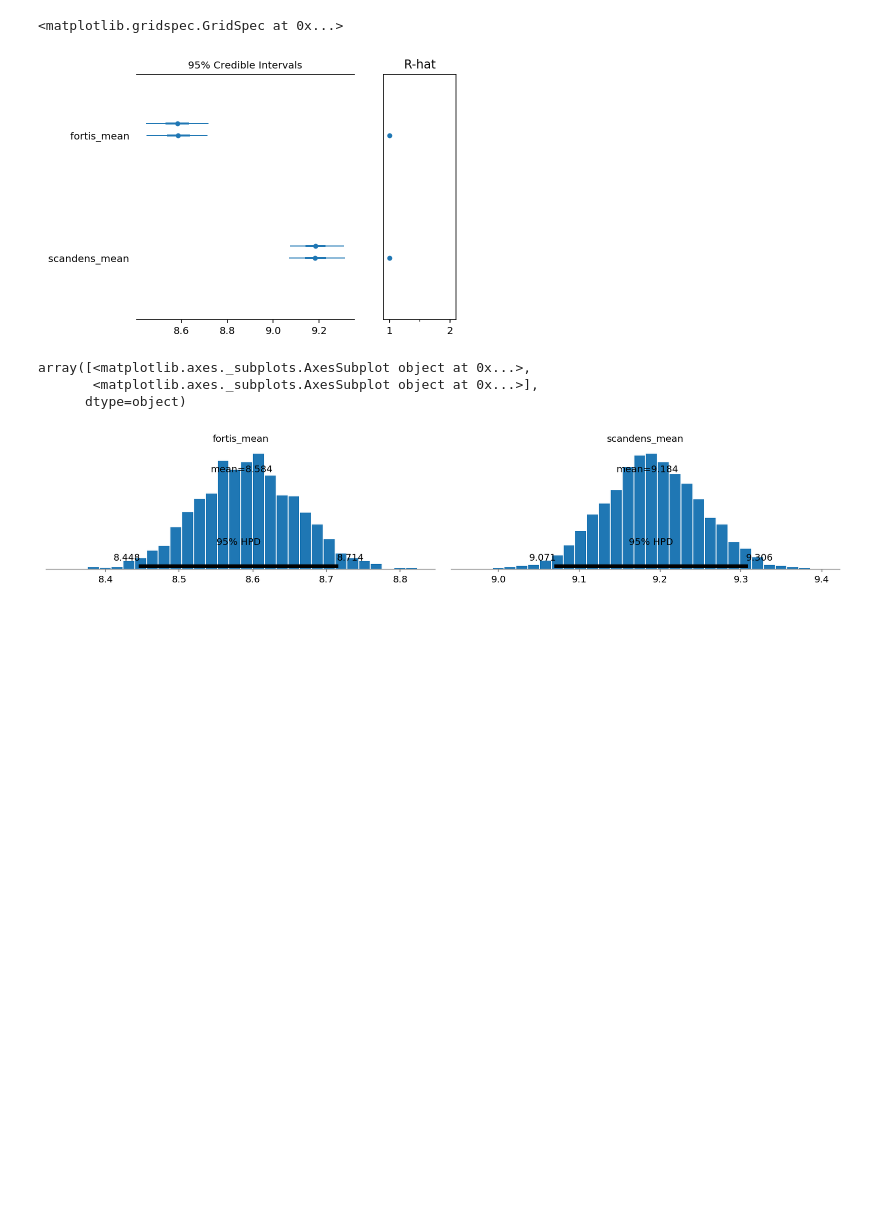
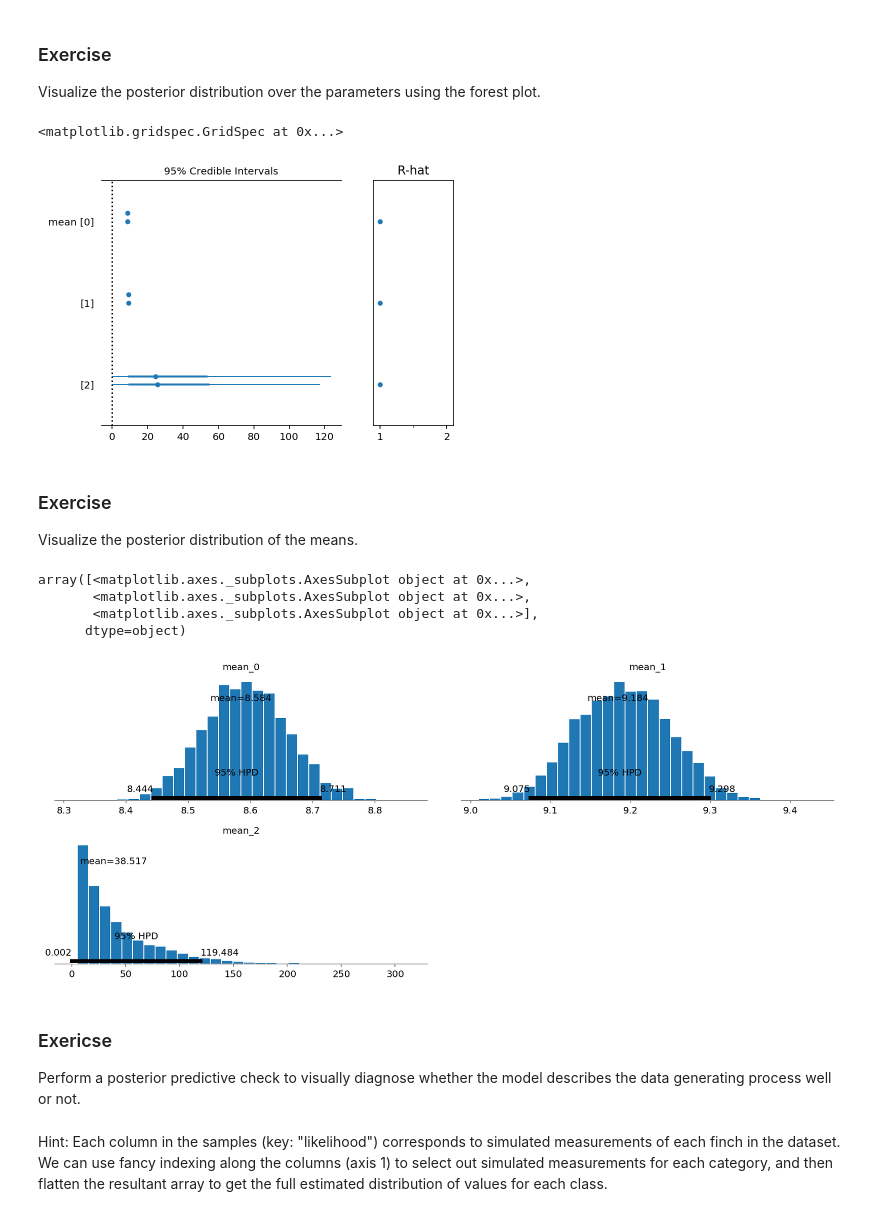
Before and after one commit to ericmjl/bayesian-stats-modelling-tutorial, a Jupyter notebook: notebooks/05-two-group-comparison-finches.ipynb, the cells around one changed output. Saved outputs shown, nothing was run; the diff lists cells and outputs as text; code cells hidden in the pictures; blank space fills up the shorter version.

```diff
--- a/notebooks/05-two-group-comparison-finches.ipynb
+++ b/notebooks/05-two-group-comparison-finches.ipynb
@@ -34,0 +28,12 @@ dtype: object
+# %%
+# Load the data
+df = pd.read_csv('../data/finch_beaks_2012.csv')
+
+# Data cleaning methods. This is provided for you. Follow along the annotations
+# to learn what's going on.
+df = (jn.DataFrame(df)  # wrap dataframe in a Janitor dataframe.
+      .clean_names()    # clean column names
+      .rename_column('blenth', 'beak_length')  # rename blength to beak_length (readability fix)
+      .rename_column('bdepth', 'beak_depth')   # rename bdepth to beak_depth (readability fix)
+      .label_encode('species')  # create a `species_enc` column that has the species encoded numerically
+     )
@@ -38,14 +54,16 @@ scandens_filter = df['species'] == 'scandens'
-# %%
-with pm.Model() as beak_depth_model:
-    fortis_mean = pm.Normal('fortis_mean', mu=0, sd=100)
-    scandens_mean = pm.Normal('scandens_mean', mu=0, sd=100)
-
-    fortis_sd = pm.HalfCauchy('fortis_sd', beta=100)
-    scandens_sd = pm.HalfCauchy('scandens_sd', beta=100)
-
-    nu = pm.Exponential('nu', lam=1/29.) + 1
-
-    like_fortis = pm.StudentT('like_fortis', mu=fortis_mean, sd=fortis_sd, nu=nu,
-                              observed=df[fortis_filter]['beak_depth'])
-    like_scandens = pm.StudentT('like_scandens', mu=scandens_mean, sd=scandens_sd, nu=nu,
-                                 observed=df[scandens_filter]['beak_depth'])
+# %%
+with pm.Model() as beak_depth_model:
+    # Beaks cannot be of "negative" mean, therefore, HalfNormal is
+    # a reasonable, constrained prior.
+    mean = pm.HalfNormal('mean', sd=100, shape=(3,))
+    # Define the prior for the observed variance of the beak depths
+    sd = pm.HalfCauchy('sd', beta=100, shape=(3,))
+    # Define the nuisance parameter nu for the T distribution
+    nu = pm.Exponential('nu', lam=1/29.) + 1
+
+    # Define the likelihood.
+    like = pm.StudentT('likelihood',
+                       nu=nu,
+                       mu=mean[df['species_enc']],
+                       sd=sd[df['species_enc']],
+                       observed=df['beak_depth'])
@@ -61,12 +99,25 @@ There were 1 divergences after tuning. Increase `target_accept` or reparameteriz
+# %% [markdown]
+### Exercise
+
+Visualize the posterior distribution over the parameters using the forest plot.
 # %%
-pm.forestplot(trace, varnames=['fortis_mean', 'scandens_mean'])
+pm.forestplot(trace, varnames=['mean'])
 # %% [output]
 <matplotlib.gridspec.GridSpec at 0x...>
-[figure, old version]
+[figure, new version]
+# %% [markdown]
+### Exercise
+
+Visualize the posterior distribution of the means.
 # %%
-pm.plot_posterior(trace, varnames=['fortis_mean', 'scandens_mean'])
+pm.plot_posterior(trace, varnames=['mean'])
 # %% [output]
 array([<matplotlib.axes._subplots.AxesSubplot object at 0x...>,
+       <matplotlib.axes._subplots.AxesSubplot object at 0x...>,
        <matplotlib.axes._subplots.AxesSubplot object at 0x...>],
       dtype=object)
-[figure, old version]
+[figure, new version]
+# %% [markdown]
+### Exericse
+
+Perform a posterior predictive check to visually diagnose whether the model describes the data generating process well or not.
@@ -72,0 +134,2 @@ array([<matplotlib.axes._subplots.AxesSubplot object at 0x...>,
+# %% [markdown]
+Hint: Each column in the samples (key: "likelihood") corresponds to simulated measurements of each finch in the dataset. We can use fancy indexing along the columns (axis 1) to select out simulated measurements for each category, and then flatten the resultant array to get the full estimated distribution of values for each class.
```
Also changed, not shown: parts of 17 cells of this notebook, 4 other files.
